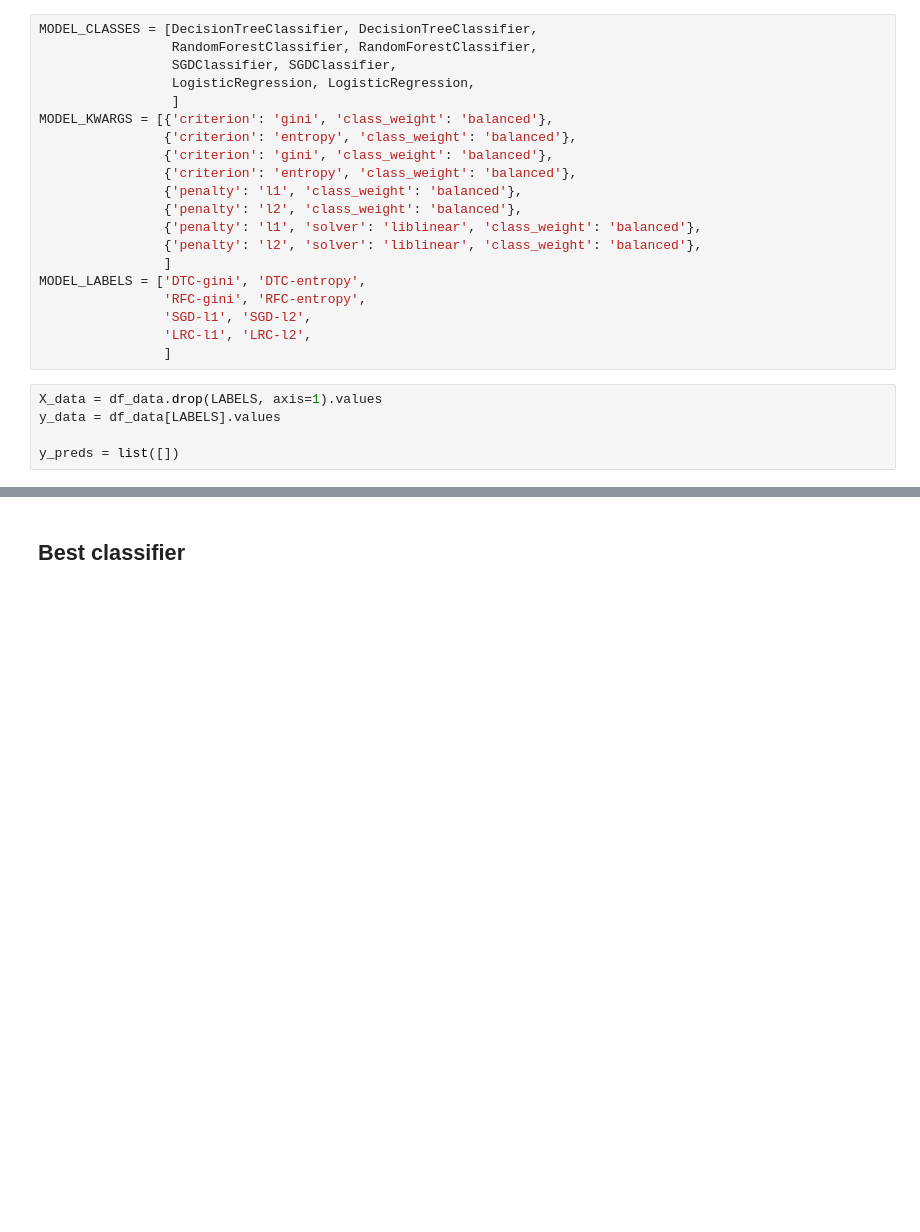
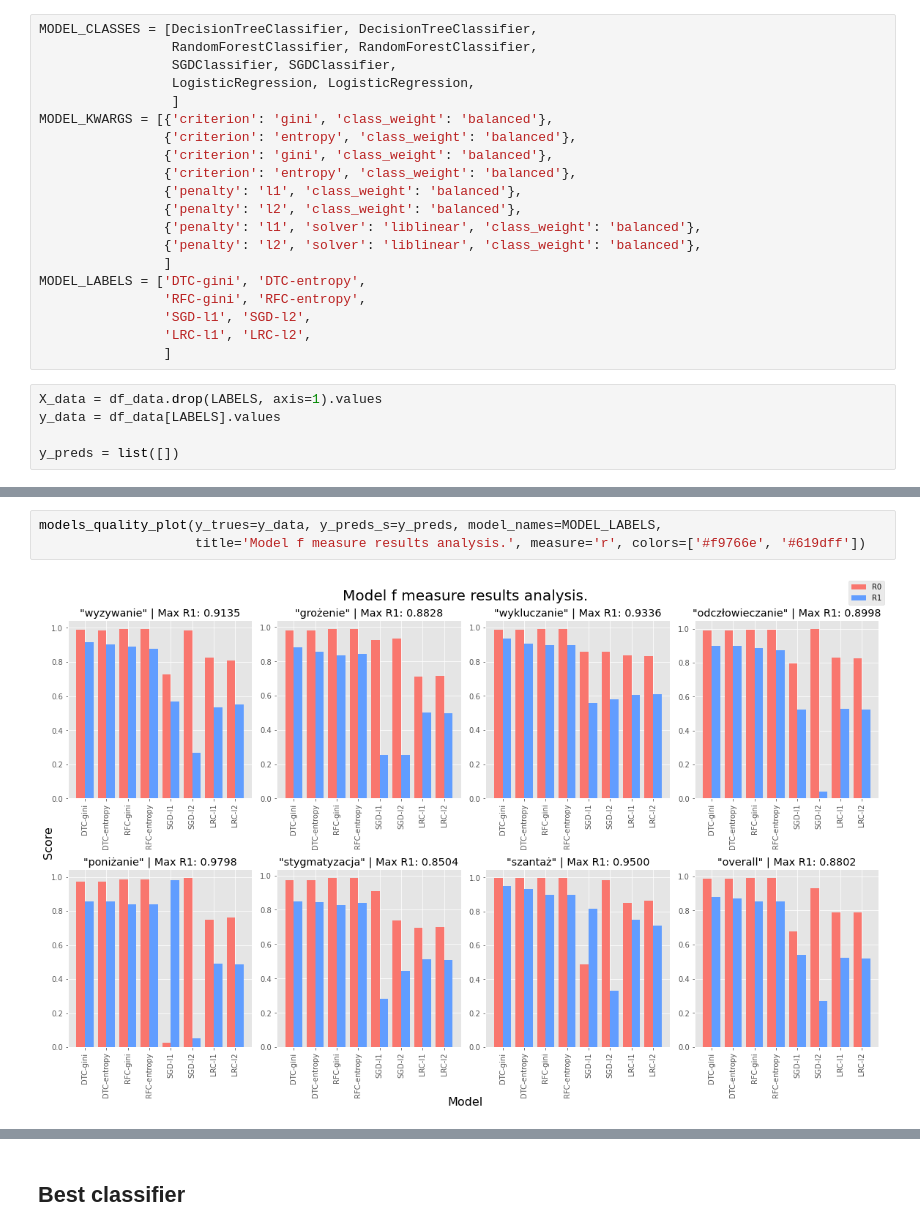
Before and after one commit to kaluzny1995/HSD2.0, a Jupyter notebook: 10. SimpleMLClassifier.ipynb, the cells around one changed output, grey strips where cells are left out. Saved outputs shown, nothing was run; the diff lists cells and outputs as text; blank space fills up the shorter version.

```diff
--- a/10. SimpleMLClassifier.ipynb
+++ b/10. SimpleMLClassifier.ipynb
@@ -137,3 +137,8 @@ y_preds = np.array(y_preds)
 [figure]
 [figure]
+# %%
+models_quality_plot(y_trues=y_data, y_preds_s=y_preds, model_names=MODEL_LABELS,
+                    title='Model f measure results analysis.', measure='r', colors=['#f9766e', '#619dff'])
+# %% [output]
+[figure, added]
 # %%
```
Also changed, not shown: parts of 8 cells of this notebook, 6 other files.
